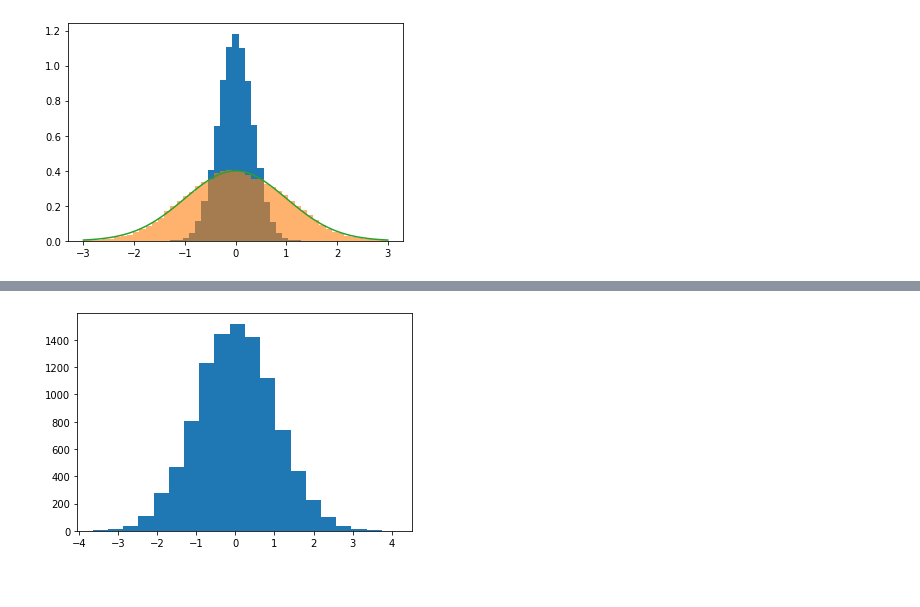
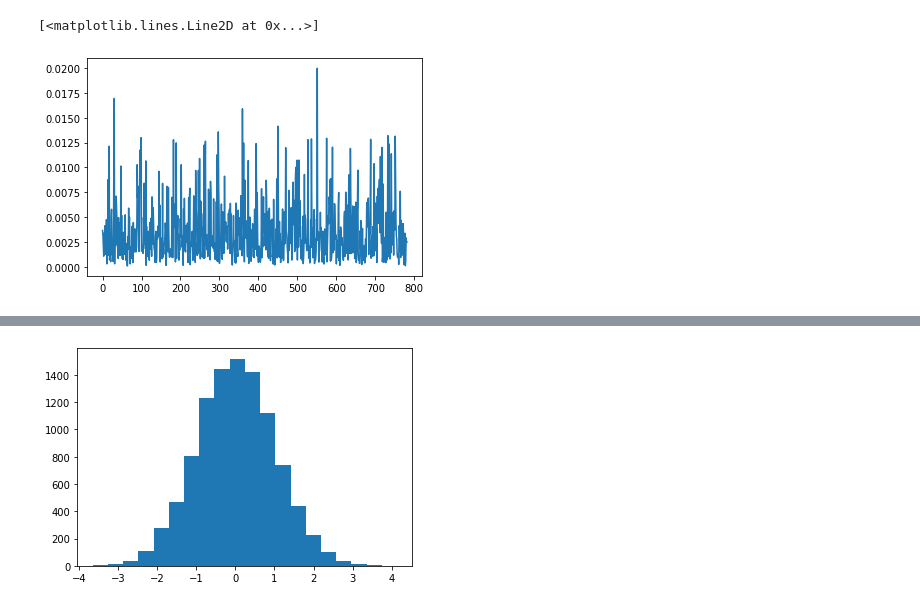
Before and after one commit to phillipmurray/DL_integrated_variance, a Jupyter notebook: notebooks/Untitled.ipynb, the cells around one changed output, grey strips where cells are left out. Drawn from its saved outputs; the diff is of its cells as text; code cells hidden in the pictures.

```diff
--- a/notebooks/Untitled.ipynb
+++ b/notebooks/Untitled.ipynb
@@ -32,11 +27,5 @@ z = (x[:,-1] - x[:,0])/np.sqrt(iv)
-# %%
-from scipy.stats import norm
-
-true_iv = X.integrated_variance()
-tt = np.linspace(-3.0, 3.0, 100)
-plt.hist(X.get_norm_increments(), bins=np.linspace(-3,3,50), density=True)
-plt.hist(z, bins=np.linspace(-3,3,50), alpha=0.6, density=True)
-plt.plot(x, norm.pdf(tt, 0.0, 1.0))
-plt.show()
-# %% [output]
-[figure, removed]
+# %%
+plt.plot(history['loss'])
+# %% [output]
+[<matplotlib.lines.Line2D at 0x...>]
+[figure, added]
```
Also changed, not shown: parts of 18 cells of this notebook, 3 other files.
